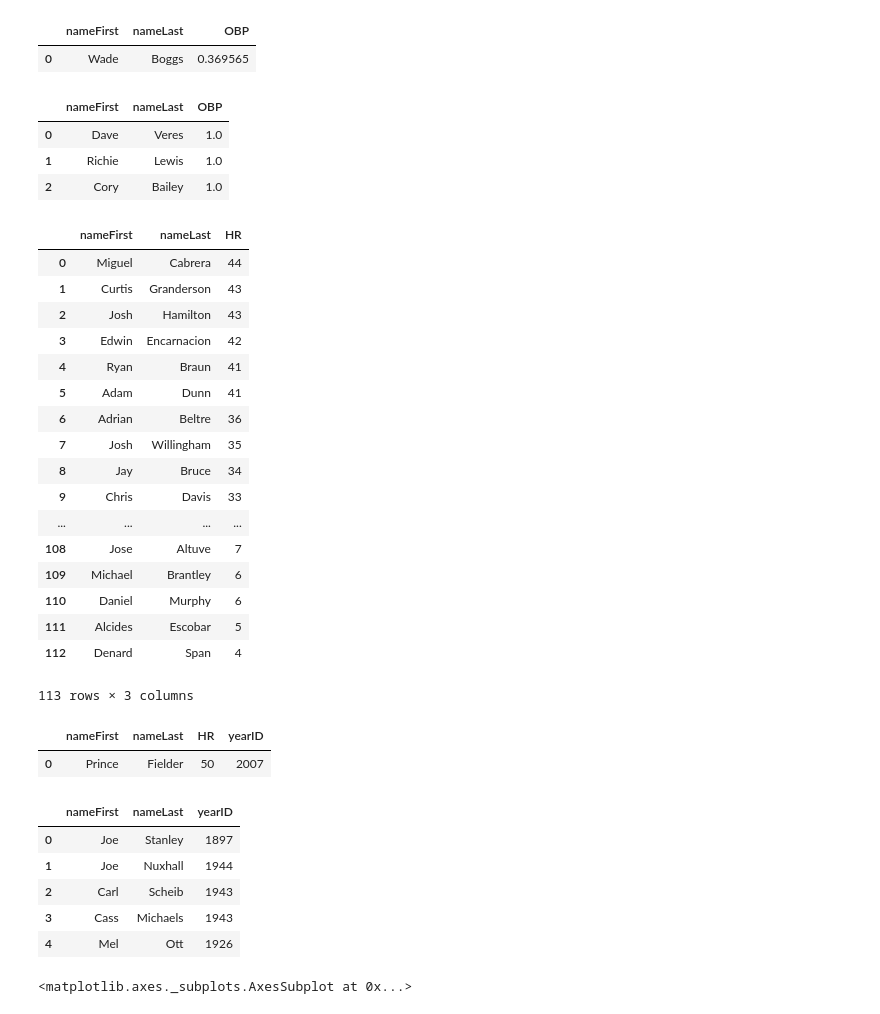
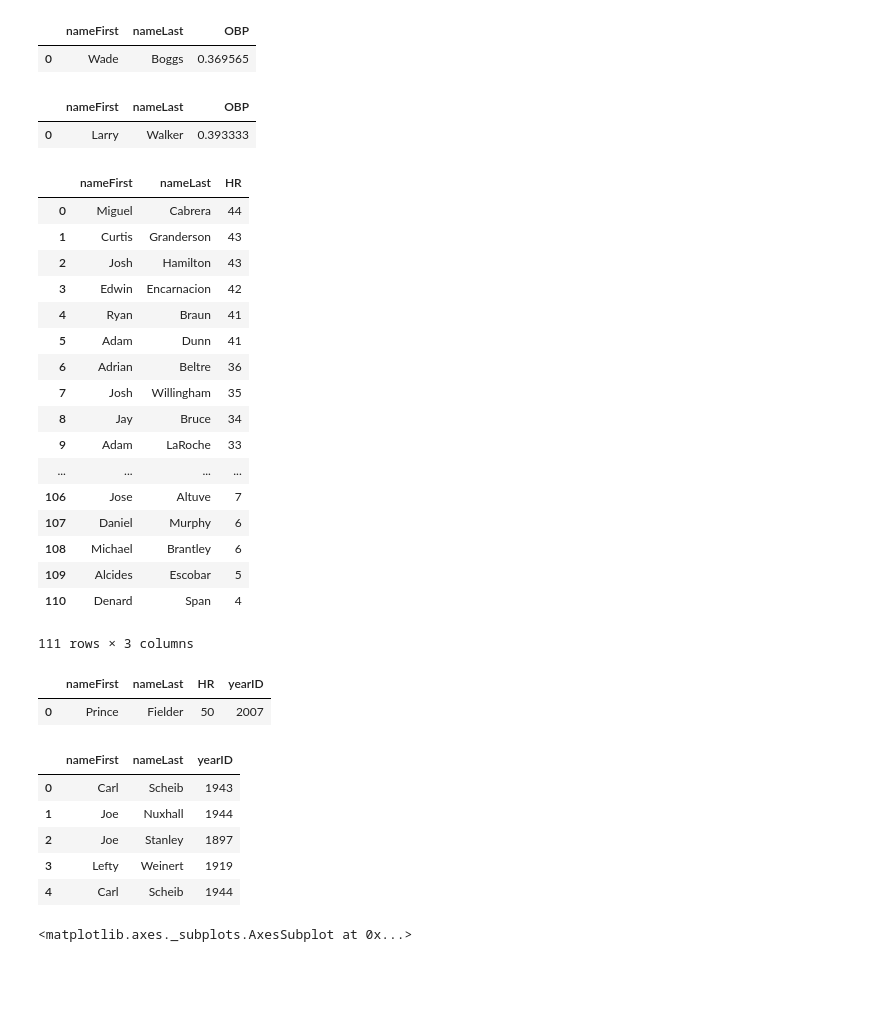
Before and after one commit to jonframpton/Python-Project_Batting, a Jupyter notebook: Zhang_Yu_HW2.ipynb, the cells around one changed output. Saved outputs shown, nothing was run; the diff lists cells and outputs as text; code cells hidden in the pictures; blank space fills up the shorter version.

```diff
--- a/Zhang_Yu_HW2.ipynb
+++ b/Zhang_Yu_HW2.ipynb
@@ -311,27 +318,24 @@ See the caveats in the documentation: http://pandas.pydata.org/pandas-docs/stabl
 #Q22 Same question but for 1997 and only in the NL (check league ID)? (Dataframe, first name, last name OBP)#
 # %%
 NLdata_1997 = data[data.yearID==1997][data.lgID=='NL']
-NLplayer_1997 = NLdata_1997.groupby(['playerID','nameFirst','nameLast']).sum()
-NLplayer_1997.reset_index()
+NLplayer_1997 = NLdata_1997.groupby(['playerID','nameFirst','nameLast']).sum().reset_index()
 NLplayer_1997['OBP']= (NLplayer_1997.H+NLplayer_1997.IBB+NLplayer_1997.HBP)*1.0/(
     NLplayer_1997.AB+NLplayer_1997.IBB+NLplayer_1997.HBP+NLplayer_1997.SF)
-NLplayer_1997.sort_values('OBP',ascending=False).head(3).reset_index()[['nameFirst','nameLast','OBP']]
+NLplayer_1997_400AB = NLplayer_1997[NLplayer_1997.AB>=400]
+NLplayer_1997_400AB.sort_values('OBP',ascending=False).head(1).reset_index()[['nameFirst','nameLast','OBP']]
 # %% [output]
 |  | nameFirst | nameLast | OBP |
-| 0 | Dave | Veres | 1.0 |
-| 1 | Richie | Lewis | 1.0 |
-| 2 | Cory | Bailey | 1.0 |
+| 0 | Larry | Walker | 0.393333 |
 # %%
 #Q23 Who had more than the league average HRs (for players with 500 or more ABs) in 2012
 #(filter out all players with less 500 ABs)?#
 #(Dataframe first name, last name, HR descending) leagueID doesn’t matter 1.cut players less that 500 abs #
 # %%
 data_2012=data[data.yearID==2012]
-player_2012 = data_2012.groupby(['playerID','nameFirst','nameLast']).sum()
-league_avgHR = player_2012['HR'].mean()
-player_2012_500AB = player_2012[player_2012.AB >= 500]
-player_2012_500AB[player_2012_500AB.HR > league_avgHR].reset_index()[['nameFirst','nameLast','HR']].sort_values(
-'HR',ascending= False).reset_index(drop=True)
+player2012 = data_2012.groupby(['lgID', 'playerID', 'nameFirst', 'nameLast']).sum()
+player2012['HR_lgMean'] =  player2012.groupby('lgID').transform('mean')['HR']
+player2012[(player2012.HR > player2012.HR_lgMean) & (player2012.AB >= 500)].reset_index(
+)[['nameFirst', 'nameLast','HR']].sort_values('HR', ascending = False).reset_index(drop=True)
 # %% [output]
 |  | nameFirst | nameLast | HR |
 | 0 | Miguel | Cabrera | 44 |
@@ -343,14 +347,14 @@ player_2012_500AB[player_2012_500AB.HR > league_avgHR].reset_index()[['nameFirst
 | 6 | Adrian | Beltre | 36 |
 | 7 | Josh | Willingham | 35 |
 | 8 | Jay | Bruce | 34 |
-| 9 | Chris | Davis | 33 |
+| 9 | Adam | LaRoche | 33 |
 | ... | ... | ... | ... |
-| 108 | Jose | Altuve | 7 |
-| 109 | Michael | Brantley | 6 |
-| 110 | Daniel | Murphy | 6 |
-| 111 | Alcides | Escobar | 5 |
-| 112 | Denard | Span | 4 |
+| 106 | Jose | Altuve | 7 |
+| 107 | Daniel | Murphy | 6 |
+| 108 | Michael | Brantley | 6 |
+| 109 | Alcides | Escobar | 5 |
+| 110 | Denard | Span | 4 |
-113 rows × 3 columns
+111 rows × 3 columns
 # %%
 #Q24 Who is the youngest player to hit 50 or more HRs in a single season? (Dataframe, first name, last name, HRs, season)#
 # %%
@@ -375,20 +379,21 @@ HR50_age.sort_values('age',ascending=True).head(1).reset_index(drop=True)[['name
 # %%
 # years of each player with 300 or more HRs
 annualdata = data.groupby(['playerID','nameFirst','nameLast','yearID']).sum()
 annualdata_Cum = annualdata.groupby(level='yearID').cumsum().reset_index()
-HR300_reached = annualdata_Cum[annualdata_Cum.HR>300].reset_index(drop=True)[['playerID','nameFirst','nameLast','yearID','H']]
+HR300_reached = annualdata_Cum[annualdata_Cum.HR>=300].reset_index(drop=True)[['playerID','nameFirst','nameLast','yearID','HR']]
 # data with players' IDs,names,yearID and age
+data['age'] = data['yearID']-data['birthYear']
 player_age_data = data[['playerID','yearID','age']]
 # merge to get age
 HR300_reached_age = pd.merge(HR300_reached,player_age_data,on=['playerID','yearID'])
 HR300_reached_age.sort_values('age').head(5).reset_index(drop=True)[['nameFirst','nameLast','yearID']]
 # %% [output]
 |  | nameFirst | nameLast | yearID |
-| 0 | Joe | Stanley | 1897 |
+| 0 | Carl | Scheib | 1943 |
 | 1 | Joe | Nuxhall | 1944 |
-| 2 | Carl | Scheib | 1943 |
-| 3 | Cass | Michaels | 1943 |
-| 4 | Mel | Ott | 1926 |
+| 2 | Joe | Stanley | 1897 |
+| 3 | Lefty | Weinert | 1919 |
+| 4 | Carl | Scheib | 1944 |
 # %%
 #BONUS: Graph total HRs per season using bar graph#
 # %%
```
Also changed, not shown: parts of 3 cells of this notebook.
